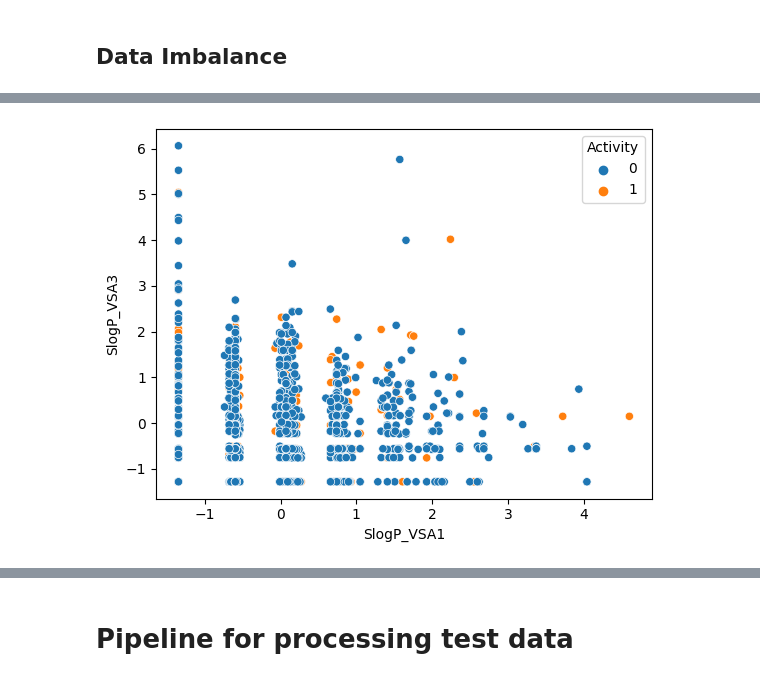
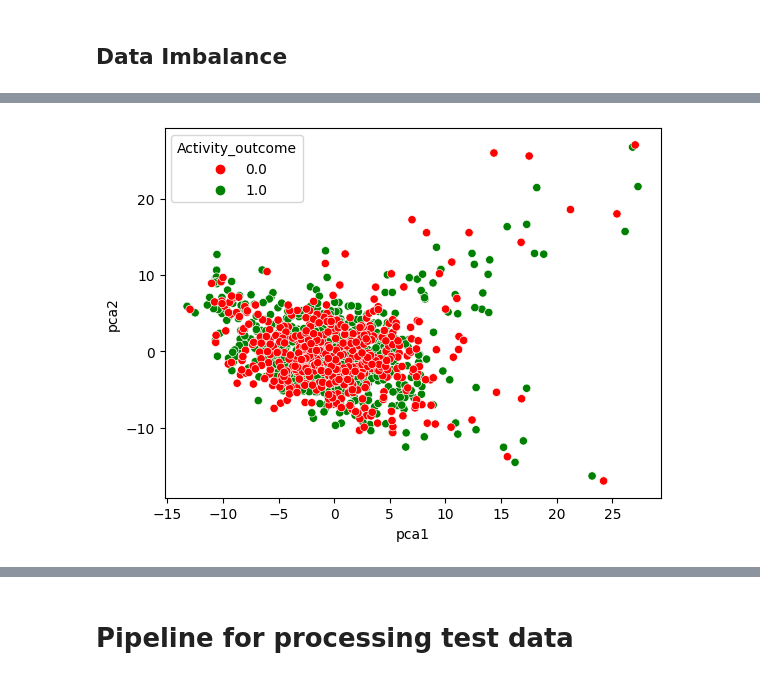
Before and after one commit to EugeneLamptey/VP16, a Jupyter notebook: feature_engineering_with_mordred.ipynb, the cells around one changed output, grey strips where cells are left out. Cells and saved outputs as stored; diff of their text form; code cells hidden in the pictures.

```diff
--- a/feature_engineering_with_mordred.ipynb
+++ b/feature_engineering_with_mordred.ipynb
@@ -370,7 +370,7 @@ Article link: "https://www.sciencedirect.com/science/article/pii/S00162361220069
 
 from sklearn.feature_selection import VarianceThreshold
 
-selector = VarianceThreshold()
+selector = VarianceThreshold(threshold = 0)
 selector.fit(X_train)
 
 mask = selector.get_support() #gets boolean mask of selected features
@@ -563,5 +650,5 @@ len(col_names)
 # %%
-X_train = X_train[col_names]
+X_train = X_train[col_names].copy()
 X_train
 # %% [output]
 |  | ABC | nAcid | nBase | SpMax_A | SpMAD_A | VE1_A | VR1_A | nAromAtom | nSpiro | nBridgehead | ... |
@@ -663,0 +675,5 @@ Name: Activity_outcome, Length: 955, dtype: int64
+# %%
+from sklearn.decomposition import PCA
+
+pca = PCA(n_components = 2)
+pca.fit(X_train)
@@ -663,0 +682,3 @@ Name: Activity_outcome, Length: 955, dtype: int64
+# %%
+visual_pca = pd.DataFrame(pca.transform(X_train), columns = ["pca1", "pca2"])
+visual_pca
@@ -664,10 +699,14 @@ Name: Activity_outcome, Length: 955, dtype: int64
 # %%
 #visualizing the datapoints across two features to observe the imbalance in datapoints
+import seaborn as sns
+import matplotlib.pyplot as plt
 
-sns.scatterplot(data = X_train, x = "SlogP_VSA1", y = "SlogP_VSA3", hue = y)
+custom_palette = ["red", "green", "blue"]  # Add more colors as needed
+
+sns.scatterplot(data = visual_pca, x = "pca1", y = "pca2", hue = y_train, palette=custom_palette)
 plt.show()
 # %% [output]
-[figure, old version]
+[figure, new version]
 # %%
 #resampling our data using SMOTE
 
```
Also changed, not shown: parts of 41 cells of this notebook.
